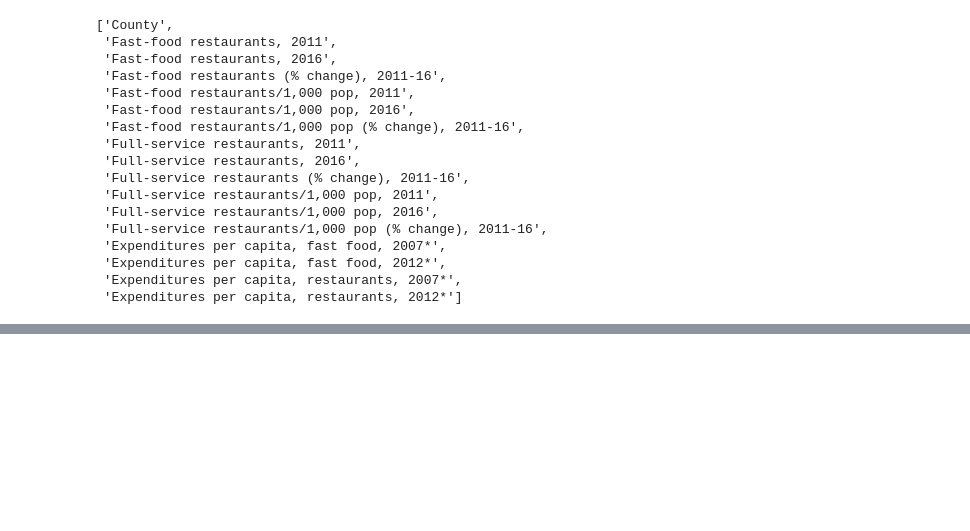
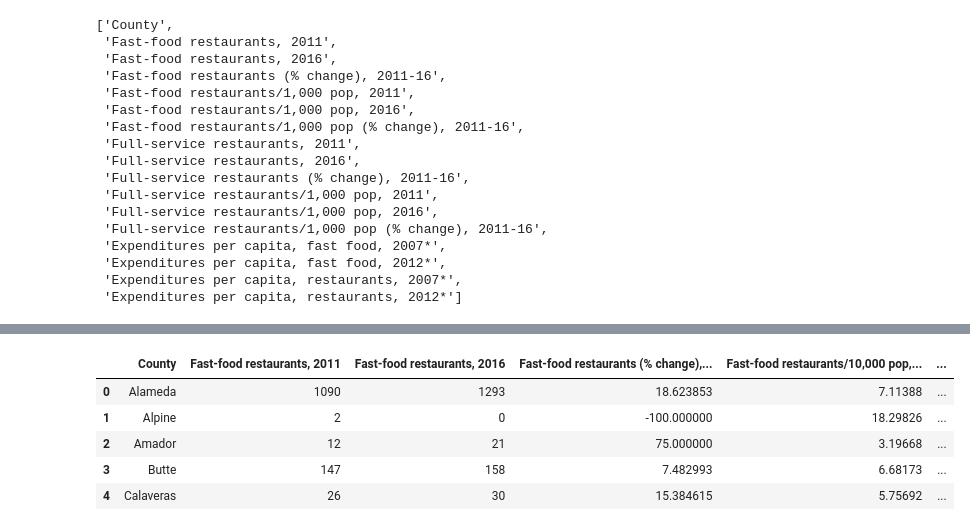
Before and after one commit to improvbutterfly/Fast-Food-Analysis-California, a Jupyter notebook: Analysis/DataCollection.ipynb, the cells around one changed output, grey strips where cells are left out. Cells and saved outputs as stored; diff of their text form; code cells hidden in the pictures; blank space fills up the shorter version.

```diff
--- a/Analysis/DataCollection.ipynb
+++ b/Analysis/DataCollection.ipynb
@@ -217,0 +259,11 @@ See the caveats in the documentation: https://pandas.pydata.org/pandas-docs/stab
+# %%
+# Read health and fast food
+health_ff = pd.read_csv("data/big_df.csv")
+health_ff.head()
+# %% [output]
+|  | County | Fast-food restaurants, 2011 | Fast-food restaurants, 2016 | Fast-food restaurants (% change),... | Fast-food restaurants/10,000 pop,... | ... |
+| 0 | Alameda | 1090 | 1293 | 18.623853 | 7.11388 | ... |
+| 1 | Alpine | 2 | 0 | -100.000000 | 18.29826 | ... |
+| 2 | Amador | 12 | 21 | 75.000000 | 3.19668 | ... |
+| 3 | Butte | 147 | 158 | 7.482993 | 6.68173 | ... |
+| 4 | Calaveras | 26 | 30 | 15.384615 | 5.75692 | ... |
```
Also changed, not shown: parts of 6 cells of this notebook, 1 other file.
